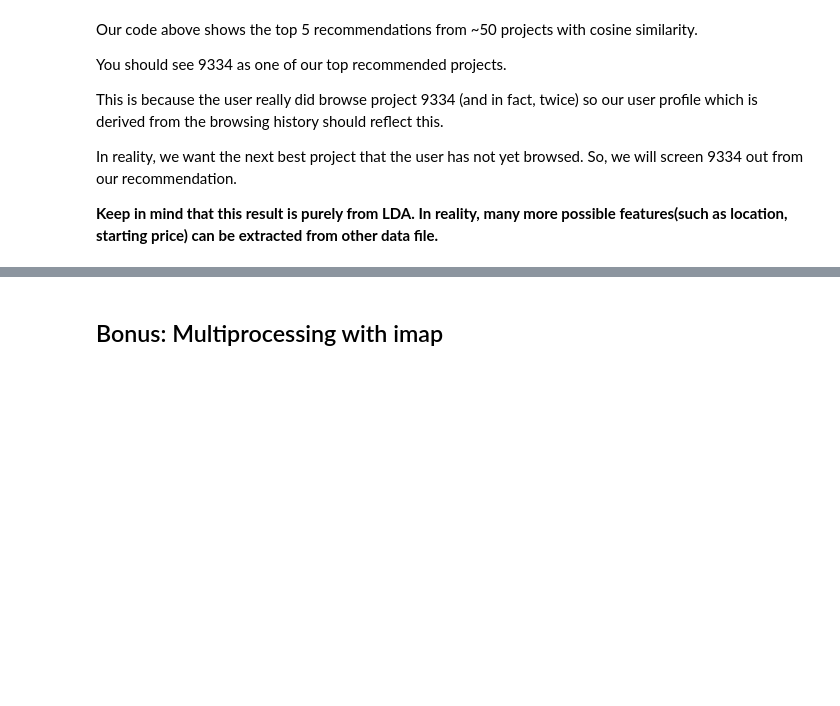
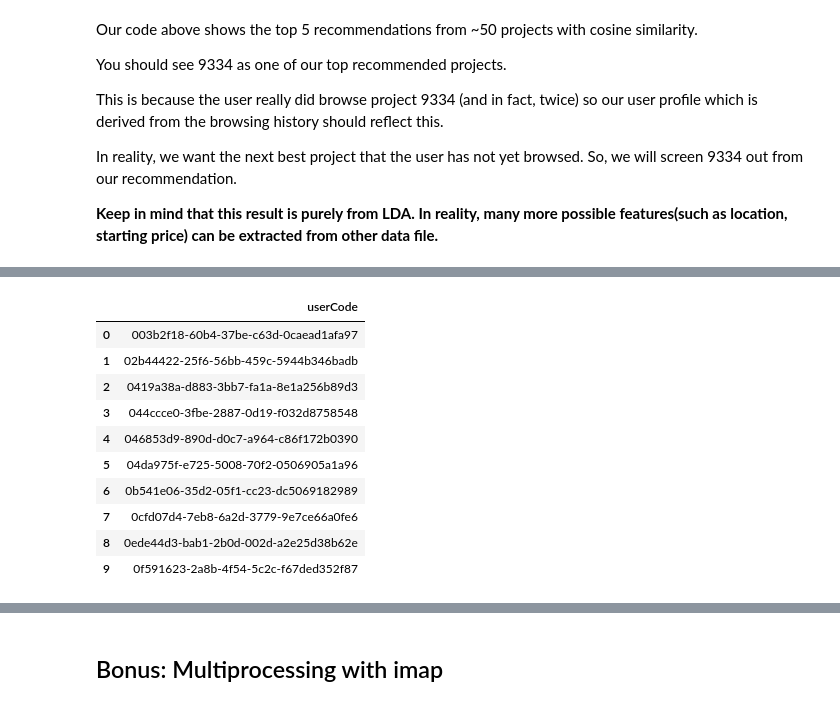
Before and after one commit to PanthonImem/Content-Based-Lab-Notebook, a Jupyter notebook: Content-based_Answer_key.ipynb, the cells around one changed output, grey strips where cells are left out. Cells and saved outputs as stored; diff of their text form; code cells hidden in the pictures; blank space fills up the shorter version.

```diff
--- a/Content-based_Answer_key.ipynb
+++ b/Content-based_Answer_key.ipynb
@@ -817,0 +846,15 @@ In reality, we want the next best project that the user has not yet browsed. So,
+# %%
+user_df = pandas.read_csv('https://raw.githubusercontent.com/PanthonImem/Content-Based-Lab-Notebook/master/200_users.csv')
+user_df.head(10)
+# %% [output]
+|  | userCode |
+| 0 | 003b2f18-60b4-37be-c63d-0caead1afa97 |
+| 1 | 02b44422-25f6-56bb-459c-5944b346badb |
+| 2 | 0419a38a-d883-3bb7-fa1a-8e1a256b89d3 |
+| 3 | 044ccce0-3fbe-2887-0d19-f032d8758548 |
+| 4 | 046853d9-890d-d0c7-a964-c86f172b0390 |
+| 5 | 04da975f-e725-5008-70f2-0506905a1a96 |
+| 6 | 0b541e06-35d2-05f1-cc23-dc5069182989 |
+| 7 | 0cfd07d4-7eb8-6a2d-3779-9e7ce66a0fe6 |
+| 8 | 0ede44d3-bab1-2b0d-002d-a2e25d38b62e |
+| 9 | 0f591623-2a8b-4f54-5c2c-f67ded352f87 |
```
Also changed, not shown: parts of 6 cells of this notebook.
